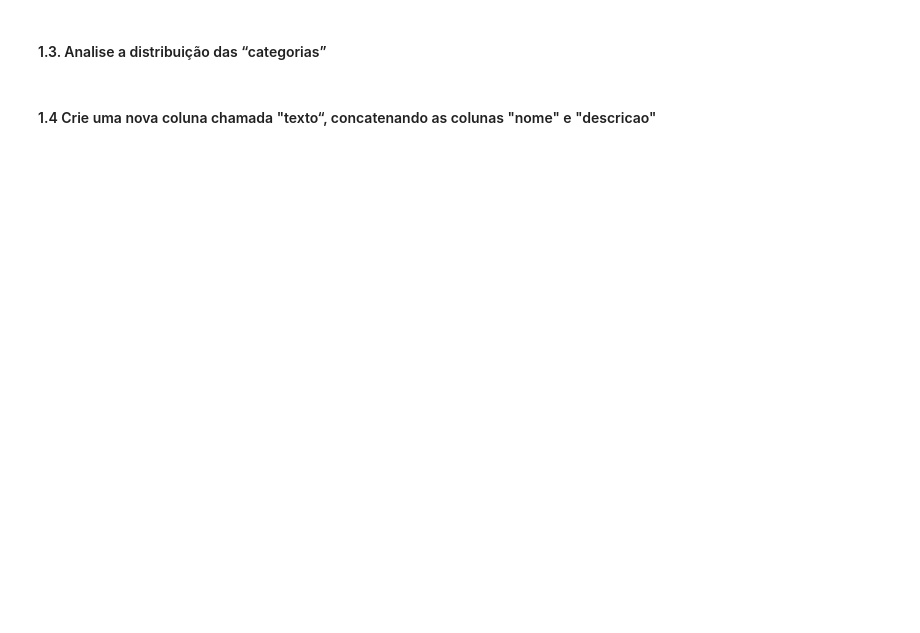
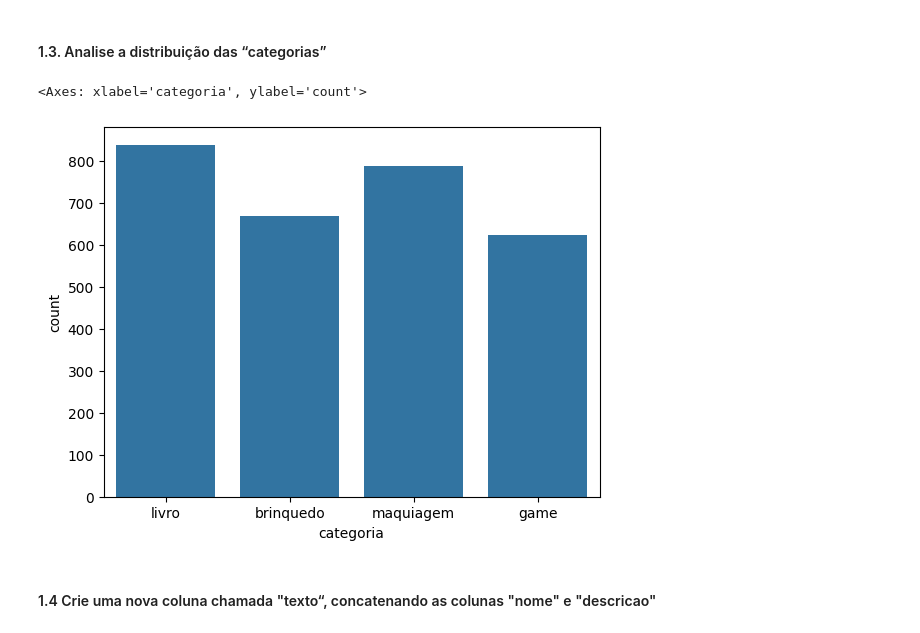
Before and after one commit to luzgui1/ds_mba, a Jupyter notebook: NLP/Aula_1_DTS_NLP_Introducao_demo/Aula_1_6_DTS_PLN_Exercícios.ipynb, the cells around one changed output. Drawn from its saved outputs; the diff is of its cells as text; code cells hidden in the pictures; blank space fills up the shorter version.

```diff
--- a/NLP/Aula_1_DTS_NLP_Introducao_demo/Aula_1_6_DTS_PLN_Exercícios.ipynb
+++ b/NLP/Aula_1_DTS_NLP_Introducao_demo/Aula_1_6_DTS_PLN_Exercícios.ipynb
@@ -21,0 +27,5 @@ df = pd.read_csv(
+# %%
+# resposta
+
+dft = df.dropna()
+dft.head()
@@ -26,2 +41,11 @@ df = pd.read_csv(
+# %%
+# resposta
+
+import seaborn as sns
+
+sns.countplot(x="categoria", data=dft)
+# %% [output]
+<Axes: xlabel='categoria', ylabel='count'>
+[figure, added]
 # %% [markdown]
 #### 1.4 Crie uma nova coluna chamada "texto“, concatenando as colunas "nome" e "descricao"
```
Also changed, not shown: parts of 11 cells of this notebook.
